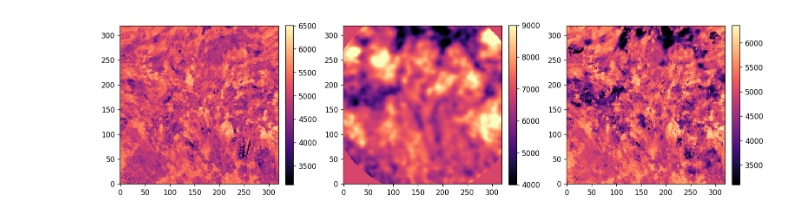
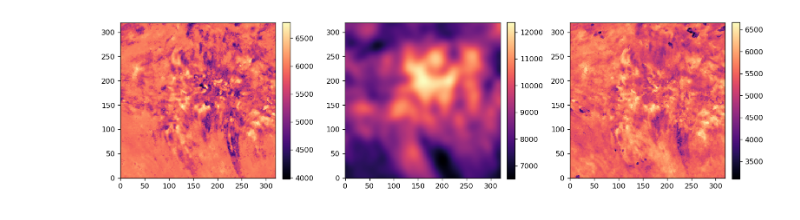
Before and after one commit to ryanhofmann/notebooks, a Jupyter notebook: NLTE vs ALMA.ipynb, the cells around one changed output. Cells and saved outputs as stored; diff of their text form; code cells hidden in the pictures.

```diff
--- a/NLTE vs ALMA.ipynb
+++ b/NLTE vs ALMA.ipynb
@@ -7,7 +7,9 @@ from matplotlib.colors import LogNorm
 from scipy.ndimage import median_filter
 plt.rcParams['figure.dpi'] = 120
 # %%
-obs = sp.profile('obs/ibis_alma6_obs.nc').extractPix(x1=320,y1=320)
-mod_nlte = sp.model('nlte/nlte_mod_2_filt.nc').extract(x1=320,y1=320)
-mod_alma = sp.model('alma/alma_mod_2.nc').extract(x1=320,y1=320)
+obs = sp.profile('../../ibis_alma3_obs.nc').extractPix(x1=320,y1=320)
+fit_nlte = sp.profile('../band3/nlte/ibis_alma3_noalma_fit.nc').extractPix(x1=320,y1=320)
+mod_nlte = sp.model('../band3/nlte/ibis_alma3_noalma_mod.nc').extract(x1=320,y1=320)
+fit_alma = sp.profile('../band3/alma/alma_fit_2_redux.nc').extractPix(x1=320,y1=320)
+mod_alma = sp.model('../band3/alma/alma_mod_2_redux.nc').extract(x1=320,y1=320)
 # %% [output]
@@ -27,11 +65,11 @@ model::setSize: nx = 320, ny = 320, ndep = 61, nt = 1
 # %%
 fig,ax = plt.subplots(1,3,figsize=(13,4))
-im_obs = ax[1].imshow(obs.dat[0,:,:,-1,0]*5900,cmap='magma',origin='lower',vmin=4000,vmax=9000)
-im_nlte = ax[0].imshow(mod_nlte.temp[0,:,:,24],cmap='magma',origin='lower')#,vmin=4000,vmax=9000)
-im_alma = ax[2].imshow(mod_alma.temp[0,:,:,24],cmap='magma',origin='lower')#,vmin=4000,vmax=9000)
+im_obs = ax[1].imshow(obs.dat[0,:,:,-1,0]*7300,cmap='magma',origin='lower')#,vmin=4000,vmax=9000)
+im_nlte = ax[0].imshow(mod_nlte.temp[0,:,:,20],cmap='magma',origin='lower')#,vmin=5000,vmax=9000)
+im_alma = ax[2].imshow(mod_alma.temp[0,:,:,20],cmap='magma',origin='lower')#,vmin=5000,vmax=9000)
 plt.colorbar(im_obs,ax=ax[1],fraction=0.046,pad=0.04)
 plt.colorbar(im_nlte,ax=ax[0],fraction=0.046,pad=0.04)
 plt.colorbar(im_alma,ax=ax[2],fraction=0.046,pad=0.04)
 plt.tight_layout()
 # %% [output]
-[figure, old version]
+[figure, new version]
```
Also changed, not shown: parts of 18 cells of this notebook, 18 other files.
